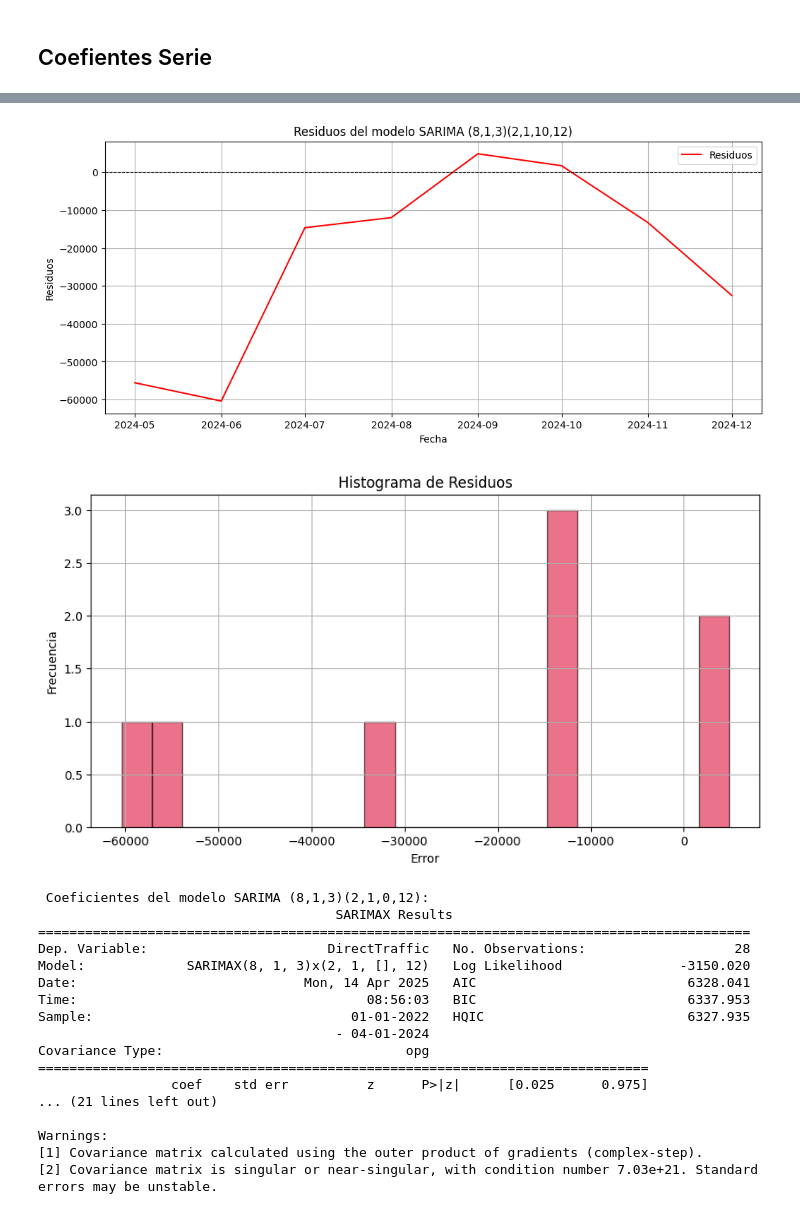
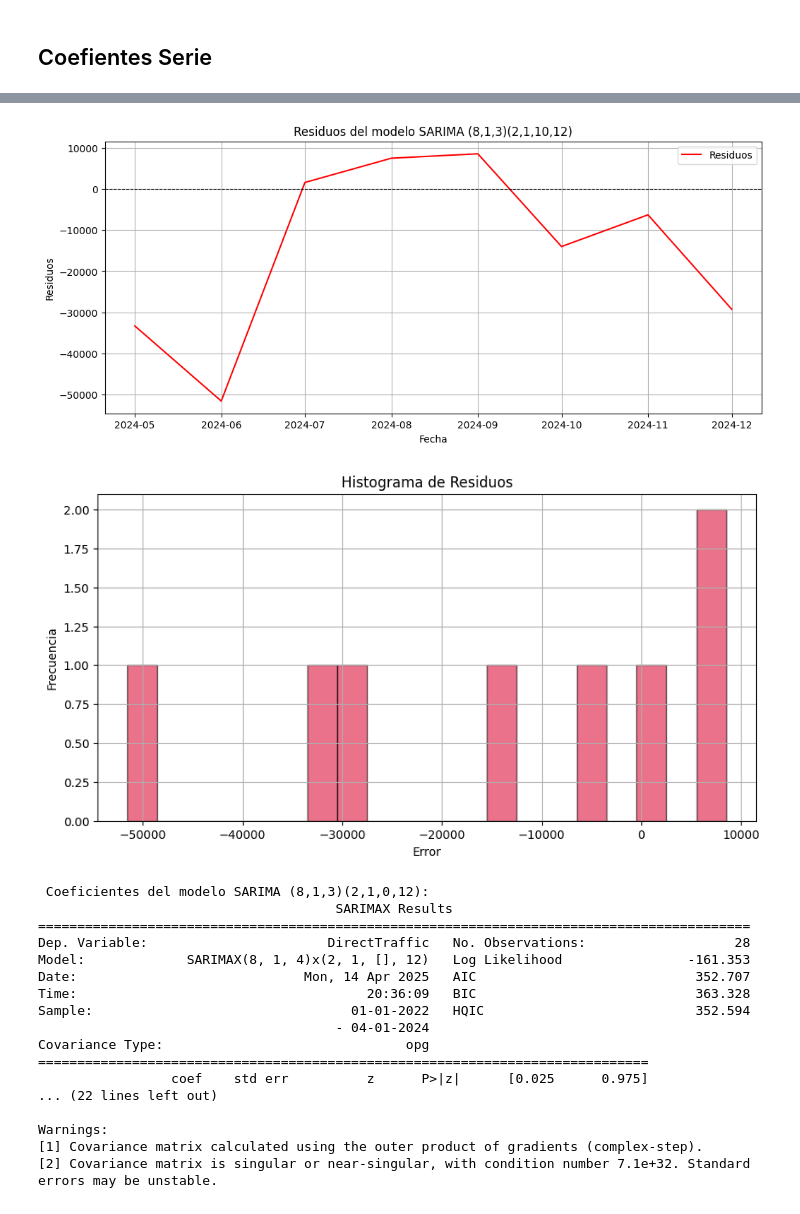
Before and after one commit to martinagg7/ia_MMM, a Jupyter notebook: notebooks/01_Sarima.ipynb, the cells around one changed output, grey strips where cells are left out. Saved outputs shown, nothing was run; the diff lists cells and outputs as text; code cells hidden in the pictures.

```diff
--- a/notebooks/01_Sarima.ipynb
+++ b/notebooks/01_Sarima.ipynb
@@ -786,0 +717,37 @@ BIC del modelo final: 905.7102499957376
+# %%
+
+import pandas as pd
+import matplotlib.pyplot as plt
+
+# --- Configura tus datos ---
+df_web.index = pd.to_datetime(df_web.index)
+serie_recortada = df_web['Unique_visitors'].loc[:'2024-06-01']
+
+# --- Entrenar SARIMA con la serie recortada ---
+modelo_recortado = SARIMAX(serie_recortada, order=(4, 1, 0), seasonal_order=(0, 1, 2, 12))
+sarima_fit_recortado = modelo_recortado.fit()
+
+# --- Predecir los próximos 6 meses ---
+forecast_horizon =12
+pred_6m_recortada = sarima_fit_recortado.predict(
+    start=len(serie_recortada),
+    end=len(serie_recortada) + forecast_horizon - 1,
+    typ='levels'
+)
+
+# --- Crear índice de fechas para la predicción ---
+last_date = serie_recortada.index[-1]
+future_dates_recortada = pd.date_range(start=last_date + pd.DateOffset(months=1), periods=forecast_horizon, freq='MS')
+pred_6m_recortada.index = future_dates_recortada
+
+# --- Graficar resultados ---
+plt.figure(figsize=(12, 6))
+plt.plot(serie_recortada, label='Datos originales hasta abril 2024', color='blue')
+plt.plot(pred_6m_recortada, label='Predicción 6 meses (serie recortada)', linestyle='--', color='green')
+plt.title('Predicción - SARIMA (4,1,0)(0,1,2,12) - Serie hasta Julio 2024')
+plt.xlabel('Fecha')
+plt.ylabel('Unique Visitors')
+plt.legend()
+plt.grid(True)
+plt.tight_layout()
+plt.show()
@@ -1246,5 +1235,5 @@ Total fit time: 28.236 seconds
 # %%
-sarima_model = SARIMAX(train, order=(8, 1, 3), seasonal_order=(2, 1, 0, 12))
+sarima_model = SARIMAX(train, order=(8, 1, 4), seasonal_order=(2, 1, 0, 12))
 sarima_fit = sarima_model.fit()
 sarima_predictions = sarima_fit.predict(start=len(train), end=len(train) + len(test) - 1, typ='levels')
 
@@ -1318,19 +1307,19 @@ R²:   -9.1818
-[figure, old version]
+[figure, new version]
-[figure, old version]
+[figure, new version]
  Coeficientes del modelo SARIMA (8,1,3)(2,1,0,12):
                                       SARIMAX Results
 ===========================================================================================
 Dep. Variable:                       DirectTraffic   No. Observations:                   28
-Model:             SARIMAX(8, 1, 3)x(2, 1, [], 12)   Log Likelihood               -3150.020
-Date:                             Mon, 14 Apr 2025   AIC                           6328.041
-Time:                                     08:56:03   BIC                           6337.953
-Sample:                                 01-01-2022   HQIC                          6327.935
+Model:             SARIMAX(8, 1, 4)x(2, 1, [], 12)   Log Likelihood                -161.353
+Date:                             Mon, 14 Apr 2025   AIC                            352.707
+Time:                                     20:36:09   BIC                            363.328
+Sample:                                 01-01-2022   HQIC                           352.594
                                       - 04-01-2024
 Covariance Type:                               opg
 ==============================================================================
                  coef    std err          z      P>|z|      [0.025      0.975]
-... (21 lines left out)
+... (22 lines left out)
 
 Warnings:
 [1] Covariance matrix calculated using the outer product of gradients (complex-step).
-[2] Covariance matrix is singular or near-singular, with condition number 7.03e+21. Standard errors may be unstable.
+[2] Covariance matrix is singular or near-singular, with condition number 7.1e+32. Standard errors may be unstable.
```
Also changed, not shown: parts of 32 cells of this notebook, 4 other files.
